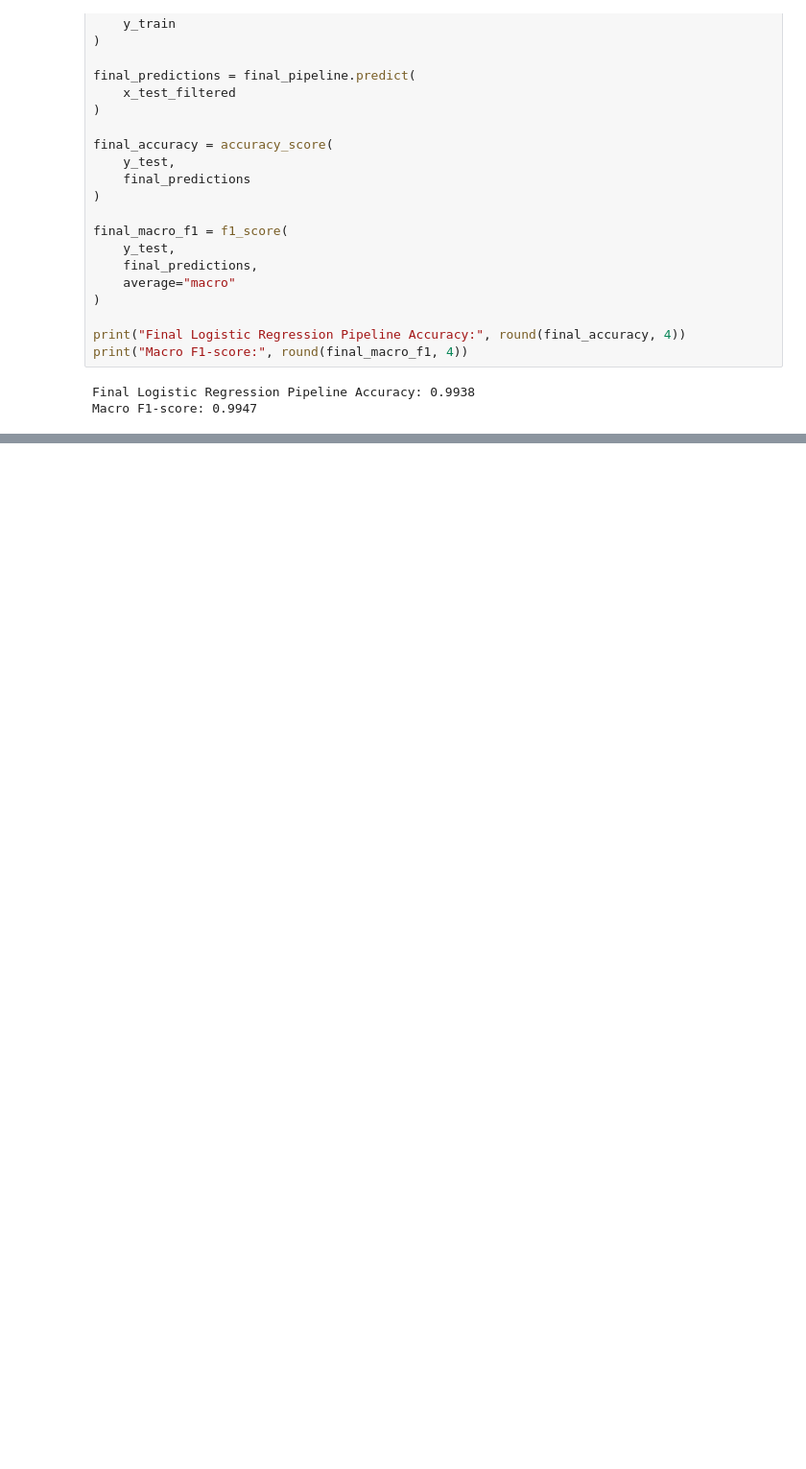
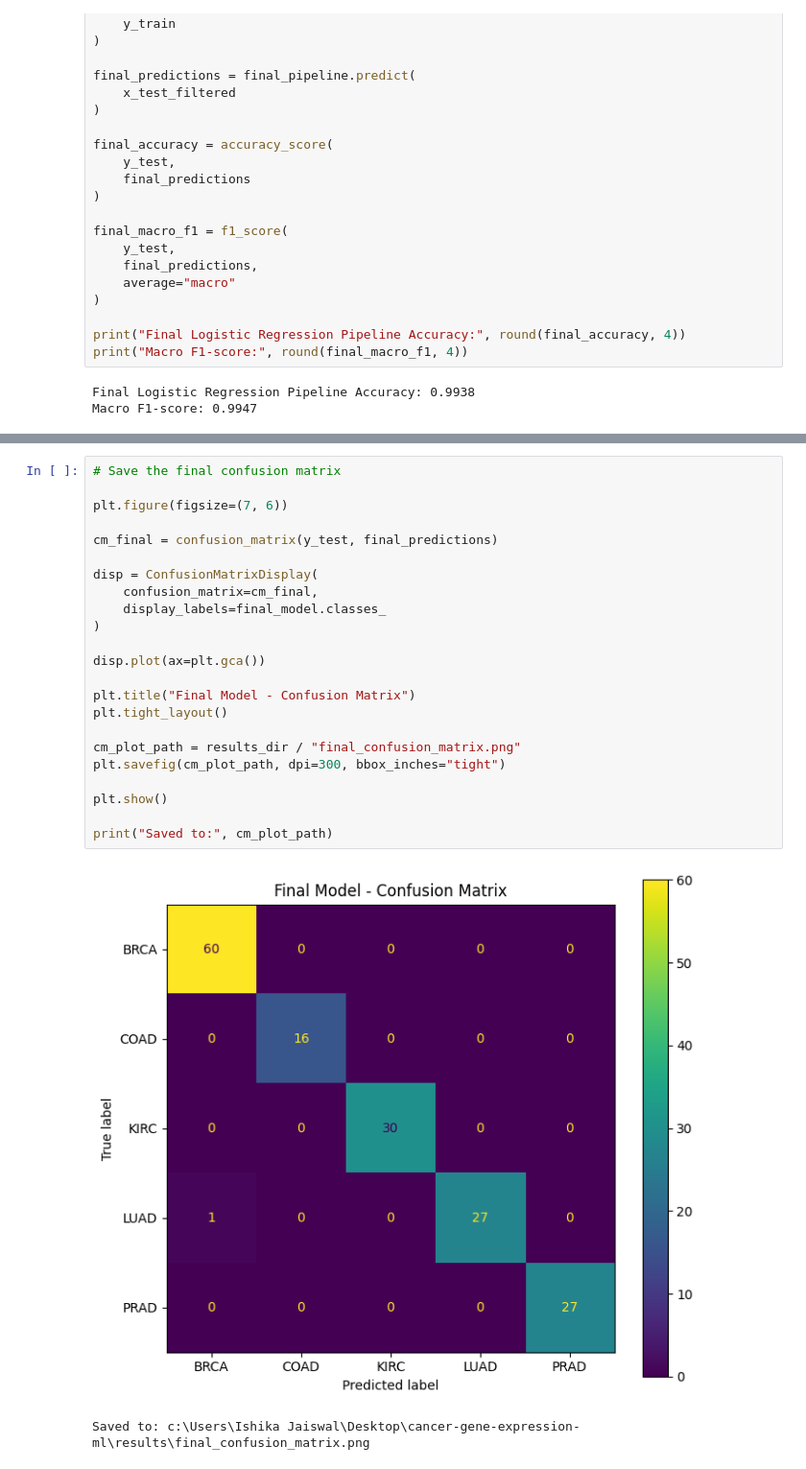
Before and after one commit to Ishika0310/cancer-gene-expression-ml, a Jupyter notebook: notebooks/01_data_exploration.ipynb, the cells around one changed output, grey strips where cells are left out. Shown at 96% size. Cells and saved outputs as stored; diff of their text form; blank space fills up the shorter version.

```diff
--- a/notebooks/01_data_exploration.ipynb
+++ b/notebooks/01_data_exploration.ipynb
@@ -816,0 +957,26 @@ Macro F1-score: 0.9947
+# %%
+# Save the final confusion matrix
+
+plt.figure(figsize=(7, 6))
+
+cm_final = confusion_matrix(y_test, final_predictions)
+
+disp = ConfusionMatrixDisplay(
+    confusion_matrix=cm_final,
+    display_labels=final_model.classes_
+)
+
+disp.plot(ax=plt.gca())
+
+plt.title("Final Model - Confusion Matrix")
+plt.tight_layout()
+
+cm_plot_path = results_dir / "final_confusion_matrix.png"
+plt.savefig(cm_plot_path, dpi=300, bbox_inches="tight")
+
+plt.show()
+
+print("Saved to:", cm_plot_path)
+# %% [output]
+[figure, added]
+Saved to: c:\Users\Ishika Jaiswal\Desktop\cancer-gene-expression-ml\results\final_confusion_matrix.png
```
Also changed, not shown: parts of 7 cells of this notebook, 2 other files.
